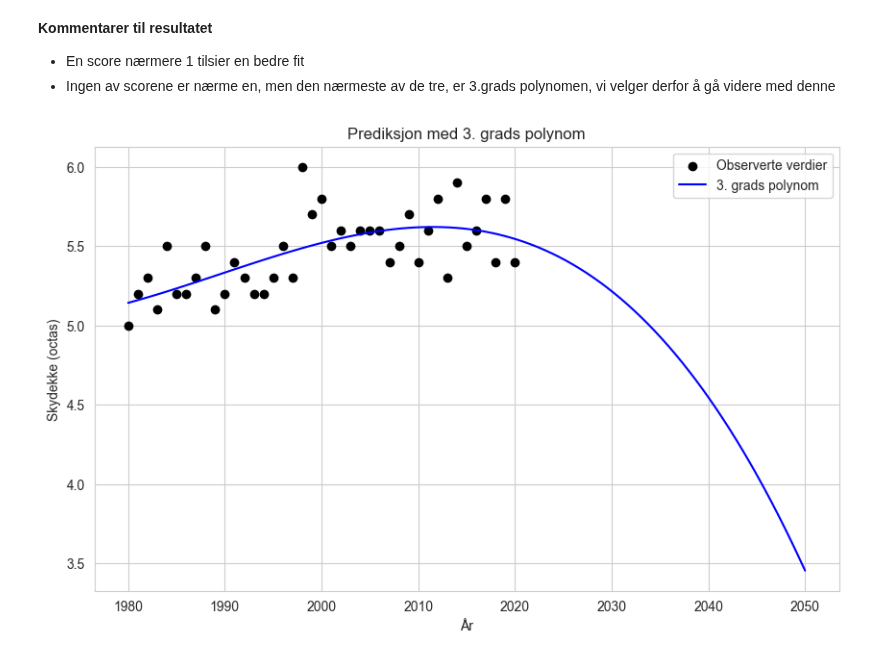
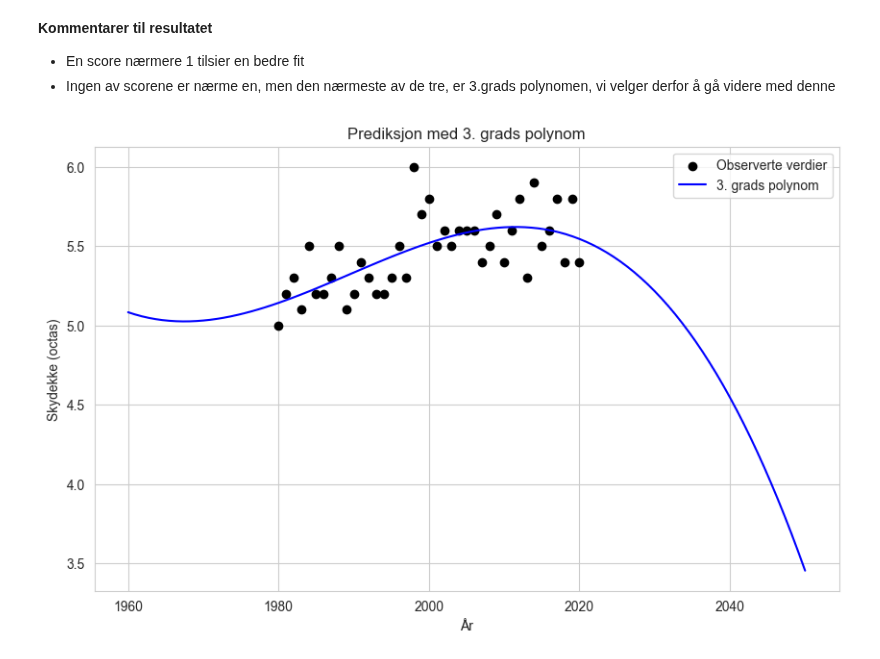
Before and after one commit to hannahnygard/TDT4114-milj.dataanalyse, a Jupyter notebook: proj_environment-main/notebooks/skydekke.ipynb, the cells around one changed output. Drawn from its saved outputs; the diff is of its cells as text; code cells hidden in the pictures.

```diff
--- a/proj_environment-main/notebooks/skydekke.ipynb
+++ b/proj_environment-main/notebooks/skydekke.ipynb
@@ -280,18 +276,18 @@ R² score for 3.grads polynom: 0.4395
 * En score nærmere 1 tilsier en bedre fit
 * Ingen av scorene er nærme en, men den nærmeste av de tre, er 3.grads polynomen, vi velger derfor å gå videre med denne
 # %%
-prediktering = np.linspace(1980, 2050, 100) # grafen skal gå fra 1980-2050
+prediktering = np.linspace(1960, 2050, 100) # grafen skal gå fra 1980-2050
 y_predict = modell_3(prediktering)
 
 
 plt.figure(figsize=(10, 6))
 plt.scatter(år, y, color='black', label='Observerte verdier')
 plt.plot(prediktering, y_predict, color='blue', label='3. grads polynom')
 plt.xlabel('År')
 plt.ylabel('Skydekke (octas)')
 plt.title('Prediksjon med 3. grads polynom')
 plt.legend()
 plt.grid(True)
 plt.show()
 # %% [output]
-[figure, old version]
+[figure, new version]
```
Also changed, not shown: parts of 2 cells of this notebook, 3 other files.
